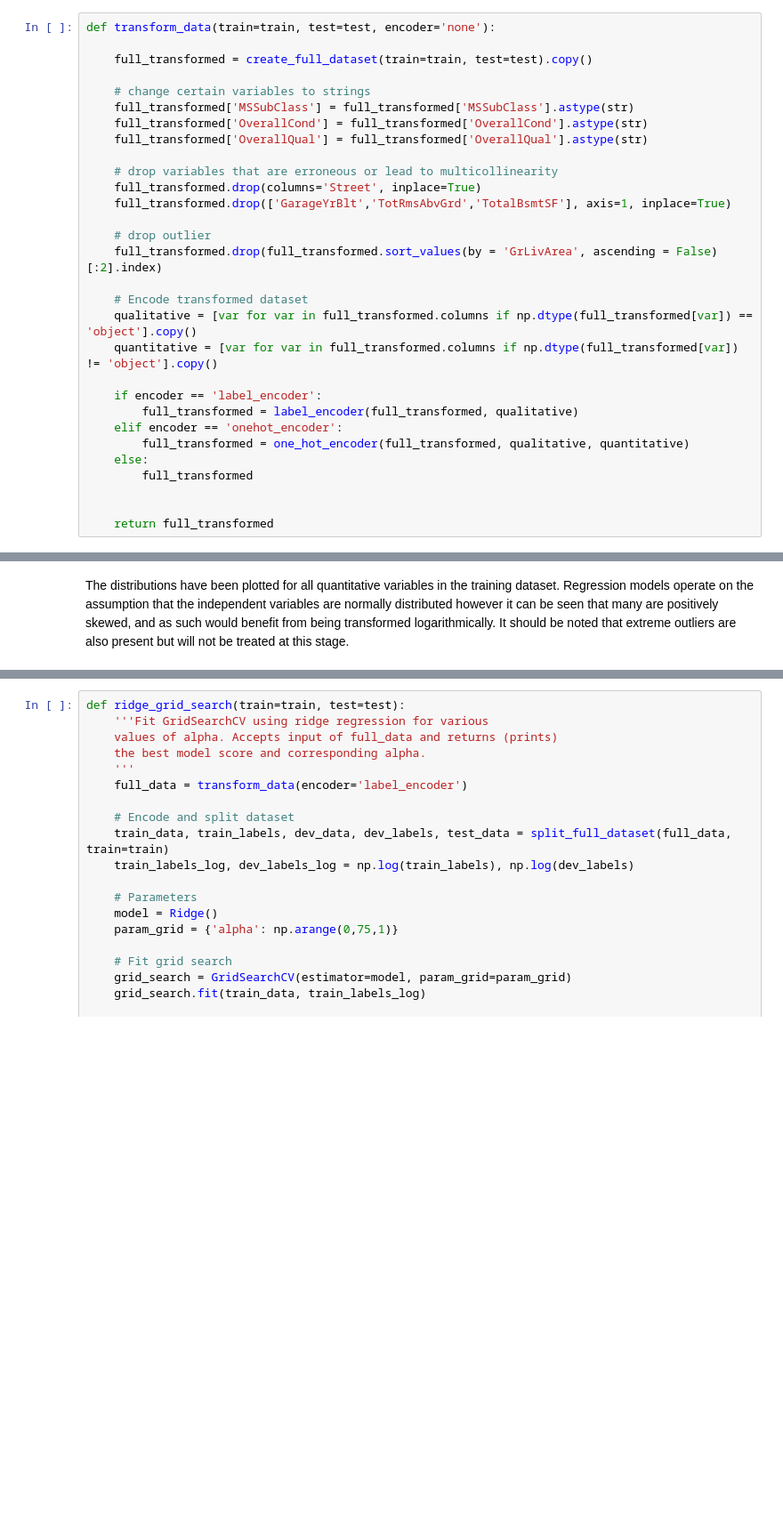
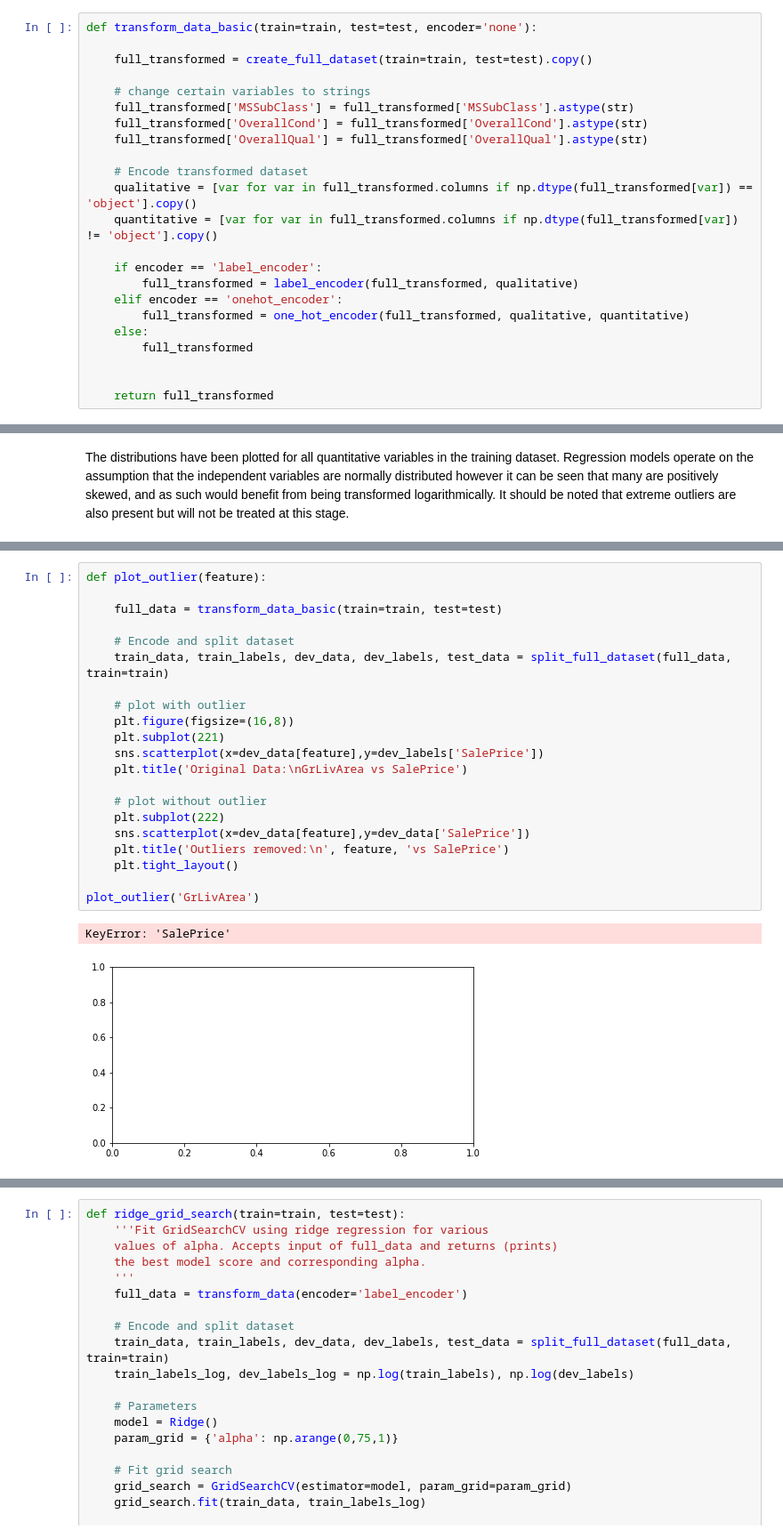
Before and after one commit to rossmaclean27/W207-final-project, a Jupyter notebook: Final-Submission-Fong-MacLean-West.ipynb, the cells around one changed output, grey strips where cells are left out. Shown at 89% size. Cells and saved outputs as stored; diff of their text form; blank space fills up the shorter version.

```diff
--- a/Final-Submission-Fong-MacLean-West.ipynb
+++ b/Final-Submission-Fong-MacLean-West.ipynb
@@ -392,5 +401,5 @@ def root_mean_squared_error(y_value, y_predict):
 # %%
-def transform_data(train=train, test=test, encoder='none'):
+def transform_data_basic(train=train, test=test, encoder='none'):
 
     full_transformed = create_full_dataset(train=train, test=test).copy()
 
@@ -398,13 +407,6 @@ def transform_data(train=train, test=test, encoder='none'):
     full_transformed['MSSubClass'] = full_transformed['MSSubClass'].astype(str)
     full_transformed['OverallCond'] = full_transformed['OverallCond'].astype(str)
     full_transformed['OverallQual'] = full_transformed['OverallQual'].astype(str)
-
-    # drop variables that are erroneous or lead to multicollinearity
-    full_transformed.drop(columns='Street', inplace=True)
-    full_transformed.drop(['GarageYrBlt','TotRmsAbvGrd','TotalBsmtSF'], axis=1, inplace=True)
-
-    # drop outlier
-    full_transformed.drop(full_transformed.sort_values(by = 'GrLivArea', ascending = False)[:2].index)
 
     # Encode transformed dataset
     qualitative = [var for var in full_transformed.columns if np.dtype(full_transformed[var]) == 'object'].copy()
@@ -632,0 +642,24 @@ In other words: Ridge Regression works to find a line that doesn't fit the train
+# %%
+def plot_outlier(feature):
+
+    full_data = transform_data_basic(train=train, test=test)
+
+    # Encode and split dataset
+    train_data, train_labels, dev_data, dev_labels, test_data = split_full_dataset(full_data, train=train)
+
+    # plot with outlier
+    plt.figure(figsize=(16,8))
+    plt.subplot(221)
+    sns.scatterplot(x=dev_data[feature],y=dev_labels['SalePrice'])
+    plt.title('Original Data:\nGrLivArea vs SalePrice')
+
+    # plot without outlier
+    plt.subplot(222)
+    sns.scatterplot(x=dev_data[feature],y=dev_data['SalePrice'])
+    plt.title('Outliers removed:\n', feature, 'vs SalePrice')
+    plt.tight_layout()
+
+plot_outlier('GrLivArea')
+# %% [output]
+KeyError: 'SalePrice'
+[figure, added]
```
Also changed, not shown: parts of 27 cells of this notebook.
